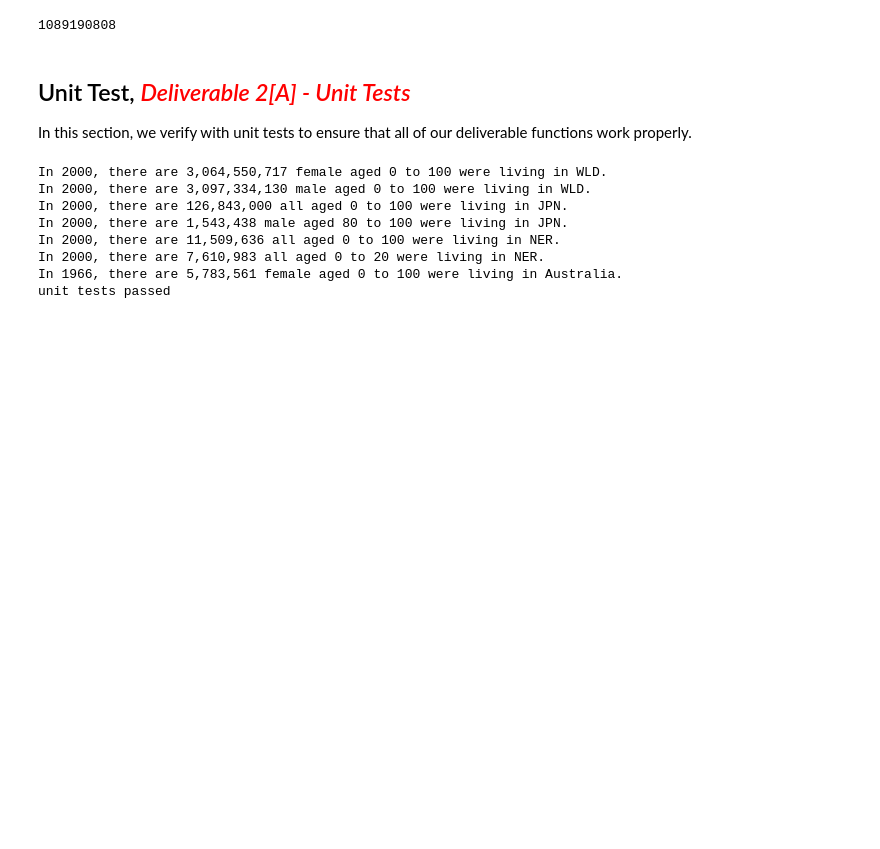
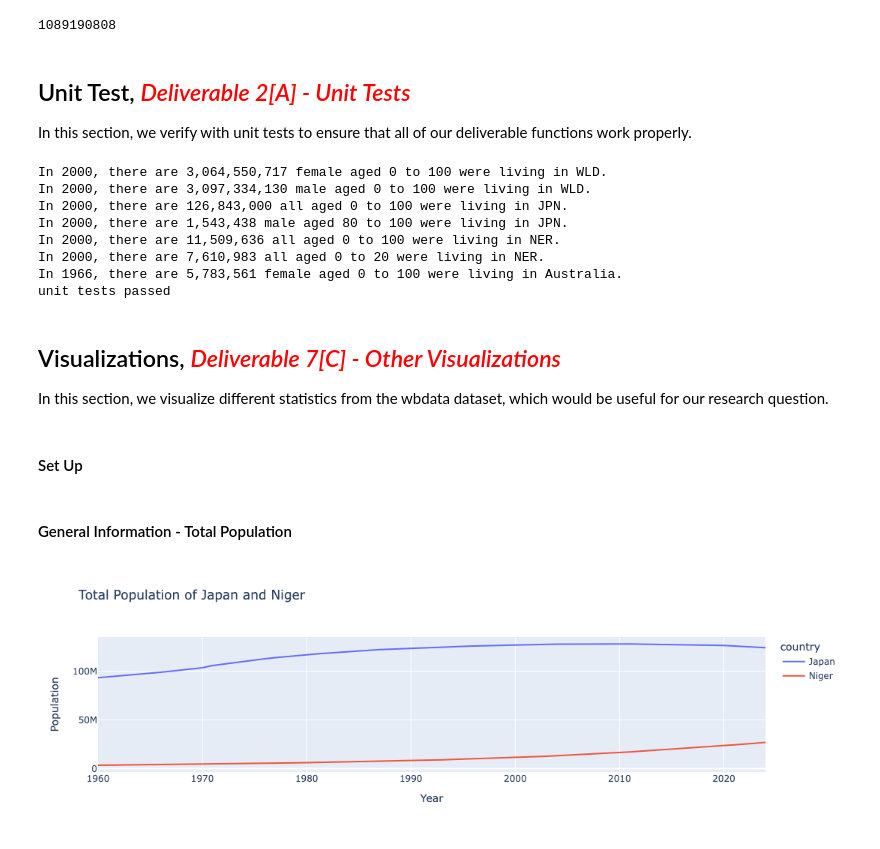
Before and after one commit to nataliee8/EEP-153-Project-1, a Jupyter notebook: proj1_notebook.ipynb, the cells around one changed output. Saved outputs shown, nothing was run; the diff lists cells and outputs as text; code cells hidden in the pictures; blank space fills up the shorter version.

Commit message:
Some visualization Pt 1

```diff
--- a/proj1_notebook.ipynb
+++ b/proj1_notebook.ipynb
@@ -163,3 +167,29 @@ In 2000, there are 11,509,636 all aged 0 to 100 were living in NER.
 In 2000, there are 7,610,983 all aged 0 to 20 were living in NER.
 In 1966, there are 5,783,561 female aged 0 to 100 were living in Australia.
 unit tests passed
+# %% [markdown]
+## Visualizations, <span style="color: red;">*Deliverable 7[C] - Other Visualizations* <a name="population-f"></span></a>
+In this section, we visualize different statistics from the wbdata dataset, which would be useful for our research question.
+# %% [markdown]
+#### Set Up
+# %%
+pd.options.plotting.backend = 'plotly'
+
+countries = {"JPN":"Japan",
+             "NER":"Niger"
+            }
+Japan = {"JPN":"Japan"}
+Niger = {"NER":"Niger"}
+# %% [markdown]
+#### General Information - Total Population
+# %%
+variable_labels = {"SP.POP.TOTL":"Population"}
+df = wbdata.get_dataframe(variable_labels, country = countries, parse_dates=True).squeeze()
+
+df = df.unstack('country')
+df = df.sort_index()
+
+df.plot(title="Total Population of Japan and Niger",
+                       labels=dict(value="Population",date='Year'))
+# %% [output]
+[figure, added]
```
Also changed, not shown: parts of 9 cells of this notebook.
